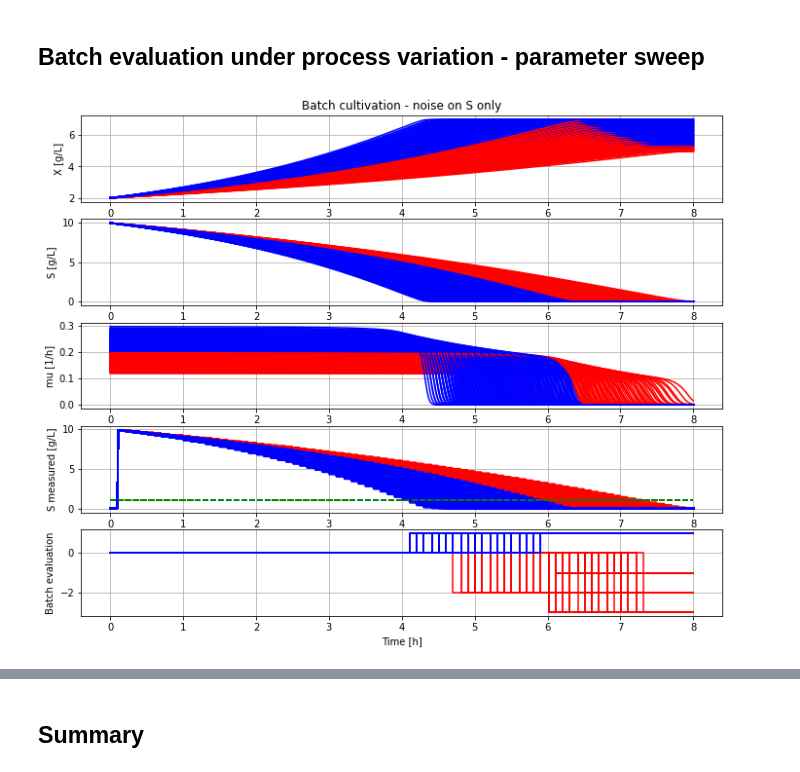
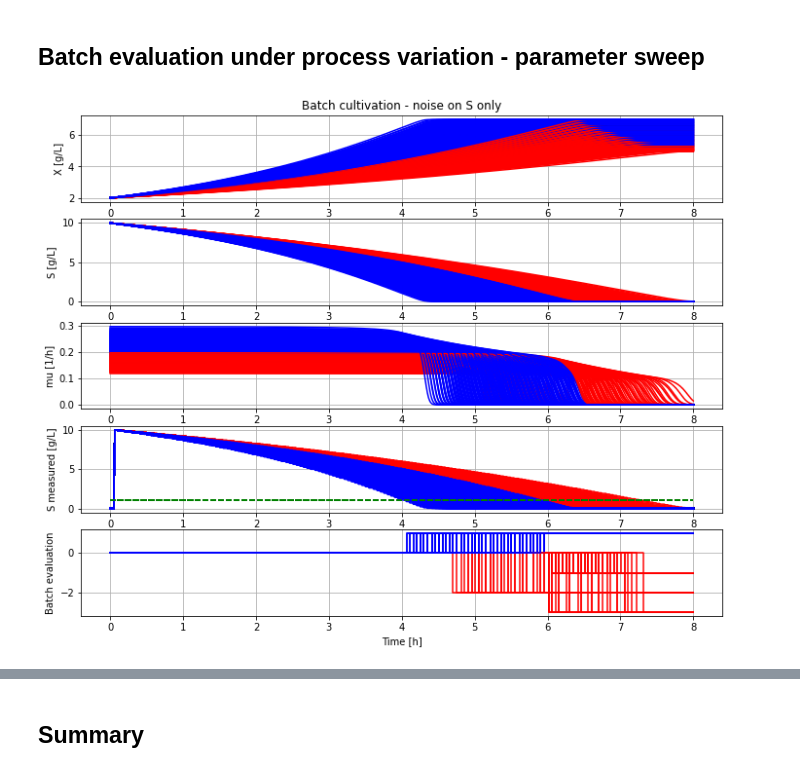
Before and after one commit to janpeter19/BPL_TEST2_Batch_design_space, a Jupyter notebook: BPL_TEST2_Batch_design_space.ipynb, the cells around one changed output, grey strips where cells are left out. Drawn from its saved outputs; the diff is of its cells as text; code cells hidden in the pictures.

```diff
--- a/BPL_TEST2_Batch_design_space.ipynb
+++ b/BPL_TEST2_Batch_design_space.ipynb
@@ -56,40 +56,40 @@ data = np.zeros([nY,nqSmax,5])
 # Run parameter sweep
 newplot(plotType='TimeSeries_2_diagrams')
 init(VX_0=2, VS_0=10)
-par(sigma=0.0, seed=1)
+par(sigma=0.0, seed=1, samplePeriod=0.05)
 
 for j in range(nY):
     for k in range(nqSmax):
         par(Y=Y_range[j])
         par(qSmax=qSmax_range[k])
         simu(8)
 
         # Store final results
         data[j,k,0] = Y_range[j]
         data[j,k,1] = qSmax_range[k]
         data[j,k,2] = sim_res['monitor.time_final'][-1]
         data[j,k,3] = sim_res['monitor.X_final'][-1]
         data[j,k,4] = sim_res['monitor.batch_evaluation'][-1]
 
         # Plot simulation results
         if sim_res['monitor.batch_evaluation'][-1] > 0:
             ax1.plot(sim_res['time'], sim_res['bioreactor.c[1]'],'b-')
             ax2.plot(sim_res['time'], sim_res['bioreactor.c[2]'],'b-')
             ax3.plot(sim_res['time'], sim_res['bioreactor.culture.q[1]'],'b-')
             ax4.plot(sim_res['time'], sim_res['sensor.out.c[2]'],'b-')
             ax4.plot([0, simulationTime], [model.get('monitor.S_min'), model.get('monitor.S_min')],'g--')
             ax5.step(sim_res['time'],sim_res['monitor.batch_evaluation'],where='post',color='b',linestyle='-')
         else:
             ax1.plot(sim_res['time'], sim_res['bioreactor.c[1]'],'r-')
             ax2.plot(sim_res['time'], sim_res['bioreactor.c[2]'],'r-')
             ax3.plot(sim_res['time'], sim_res['bioreactor.culture.q[1]'],'r-')
             ax4.plot(sim_res['time'], sim_res['sensor.out.c[2]'],'r-')
             ax4.plot([0, simulationTime], [model.get('monitor.S_min'), model.get('monitor.S_min')],'g--')
             ax5.step(sim_res['time'],sim_res['monitor.batch_evaluation'],where='post',color='r',linestyle='-')
 
 plt.show()
 # %% [output]
-[figure, old version]
+[figure, new version]
 # %%
 # Show end results
 plt.figure()
```
Also changed, not shown: parts of 25 cells of this notebook, 4 other files.
